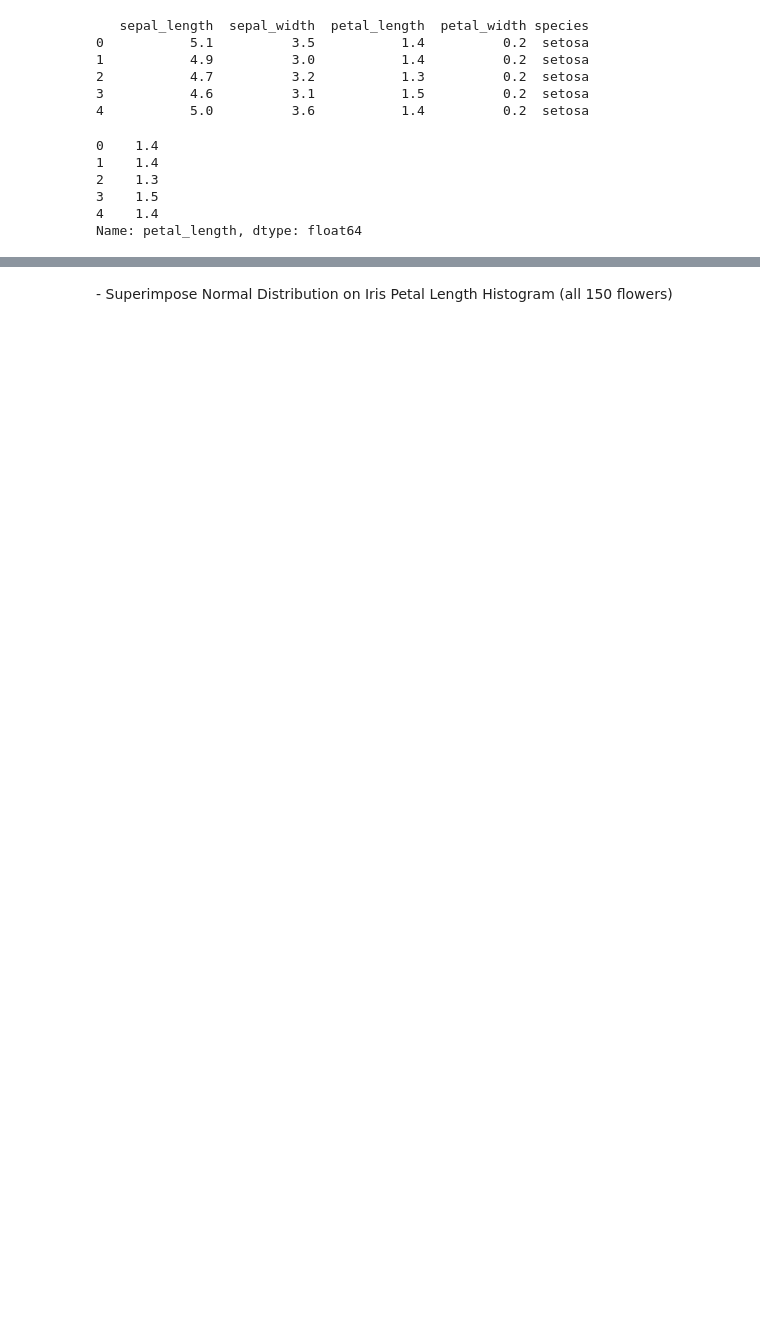
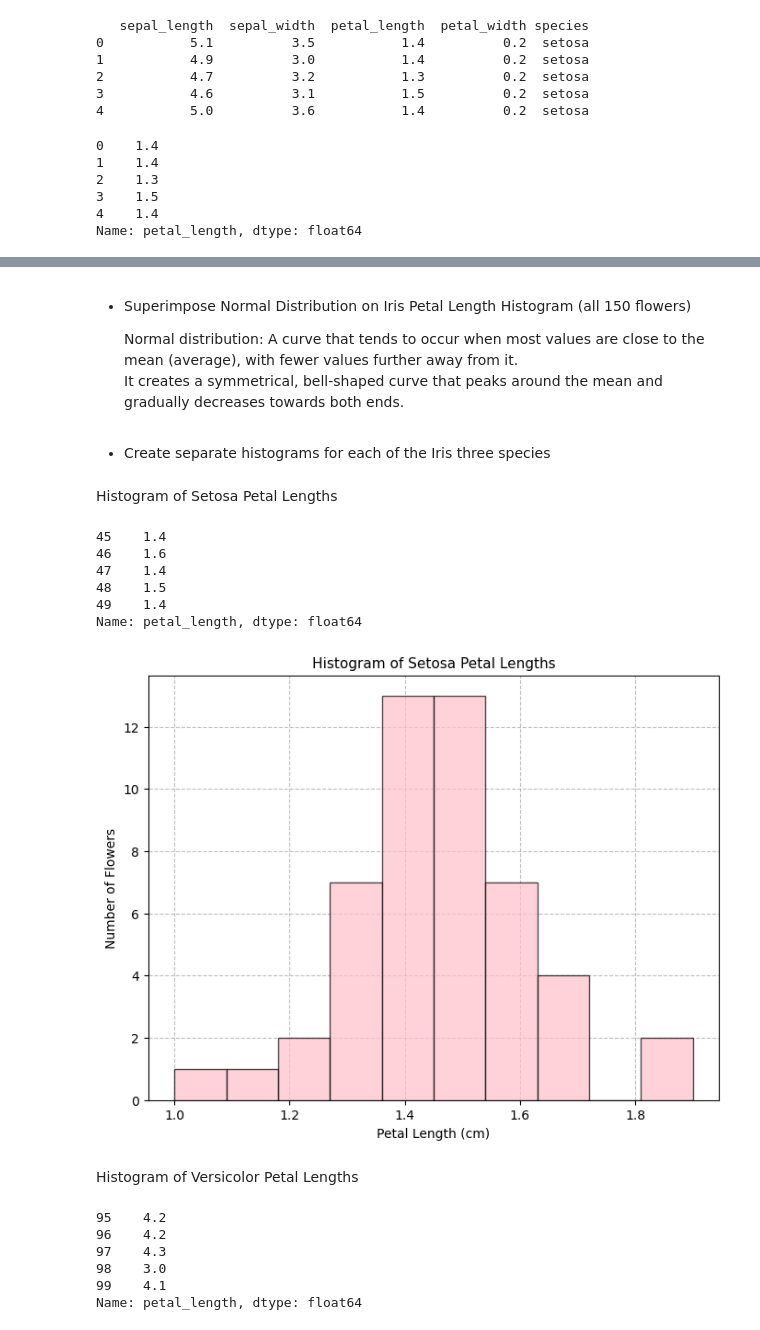
Before and after one commit to Maroua-El-Imame/applied-statistics-assessment, a Jupyter notebook: problems.ipynb, the cells around one changed output, grey strips where cells are left out. Saved outputs shown, nothing was run; the diff lists cells and outputs as text; code cells hidden in the pictures; blank space fills up the shorter version.

```diff
--- a/problems.ipynb
+++ b/problems.ipynb
@@ -79,2 +81,7 @@ plt.show()
 # %% [markdown]
-\- Superimpose Normal Distribution on Iris Petal Length Histogram (all 150 flowers)
+*   Superimpose Normal Distribution on Iris Petal Length Histogram (all 150 flowers)
+
+    Normal distribution: A curve that tends to occur when most values are close to the mean (average), with fewer values further away from it.
+    It creates a symmetrical, bell-shaped curve that peaks around the mean and gradually decreases towards both ends.
+# %% [markdown]
+*  Create separate histograms for each of the Iris three species
@@ -80,0 +95,44 @@ plt.show()
+# %%
+# Filter the dataset by species to get petal lengths for each species
+setosa_petal_length = df[df['species'] == 'setosa']['petal_length']
+versicolor_petal_length = df[df['species'] == 'versicolor']['petal_length']
+virginica_petal_length = df[df['species'] == 'virginica']['petal_length']
+# %% [markdown]
+Histogram of Setosa Petal Lengths
+# %%
+# View the last few petal lengths for the setosa species to check that the filtering worked correctly
+setosa_petal_length.tail()
+# %% [output]
+45    1.4
+46    1.6
+47    1.4
+48    1.5
+49    1.4
+Name: petal_length, dtype: float64
+# %%
+# plot a histogram showing the petal lengths of Setosa flowers
+plt.figure(figsize=(8, 6))
+plt.hist(setosa_petal_length, bins=10, alpha=0.7, color='pink', edgecolor='black', zorder=3)
+# label the axes and add a title
+plt.title('Histogram of Setosa Petal Lengths', fontsize=11)
+plt.xlabel('Petal Length (cm)', fontsize=10)
+plt.ylabel('Number of Flowers', fontsize=10)
+# Add a grid to the plot for better readability
+plt.grid(True, color='gray', linestyle='--', alpha=0.5)
+
+# Display the plot
+plt.show()
+# %% [output]
+[figure, added]
+# %% [markdown]
+Histogram of Versicolor Petal Lengths
+# %%
+# View the last few petal lengths for the versicolor species to check that the filtering worked correctly
+versicolor_petal_length.tail()
+# %% [output]
+95    4.2
+96    4.2
+97    4.3
+98    3.0
+99    4.1
+Name: petal_length, dtype: float64
```
Also changed, not shown: parts of 7 cells of this notebook.
